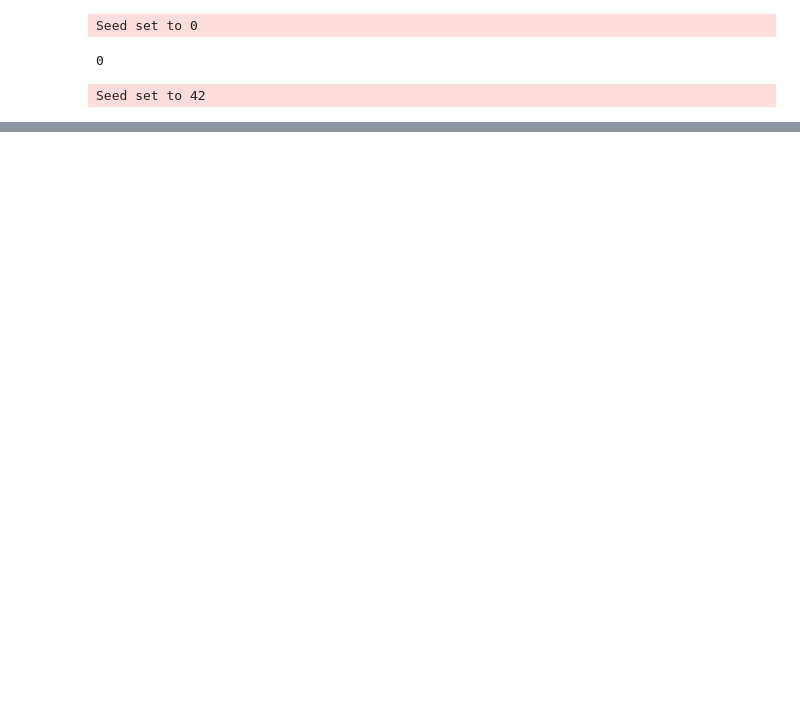
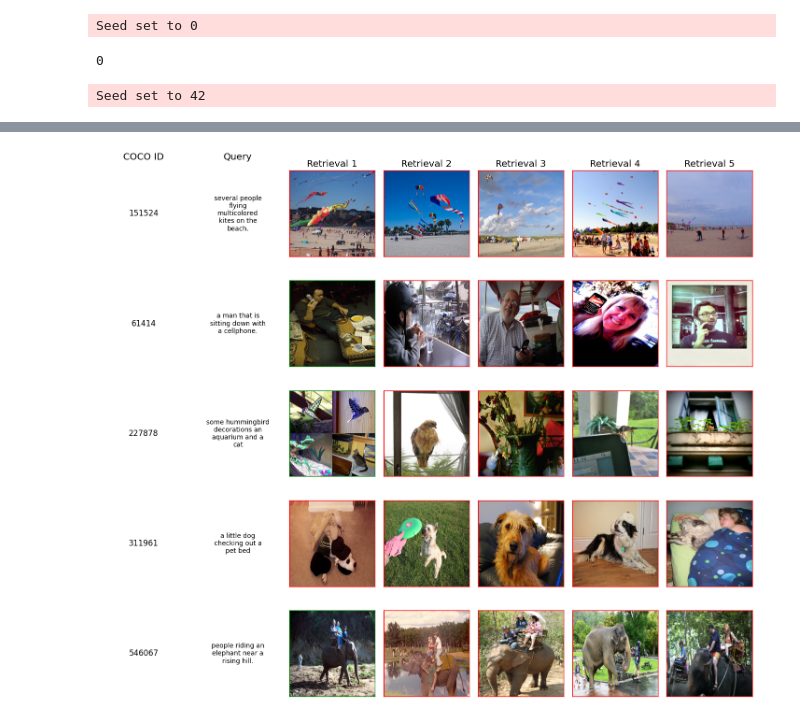
Before and after one commit to TimCares/MasterThesis, a Jupyter notebook: src/visualizations/visualize_retrieval.ipynb, the cells around one changed output, grey strips where cells are left out. Cells and saved outputs as stored; diff of their text form; code cells hidden in the pictures; blank space fills up the shorter version.

```diff
--- a/src/visualizations/visualize_retrieval.ipynb
+++ b/src/visualizations/visualize_retrieval.ipynb
@@ -128,7 +144,7 @@ def plot_text_retrievals(n_queries, n_retrievals, scores, images, text, iids, ti
 # %%
 def plot_image_retrievals(n_queries, n_retrievals, scores, images, text, iids, tiids):
     num_cols = n_retrievals+2
-    num_rows = len(n_queries)
+    num_rows = n_queries
 
     scores = scores.t()
 
@@ -146,32 +162,33 @@ def plot_image_retrievals(n_queries, n_retrievals, scores, images, text, iids, t
         retrieved_samples.append(images[idx])
         retrieval_coco_ids.append(iids[idx])
 
-    _, axes = plt.subplots(num_rows, num_cols, figsize=(18, 3*num_rows))
+    fig, axes = plt.subplots(num_rows, num_cols, figsize=(18, 3*num_rows))
 
     axes[0, 0].set_title("COCO ID")
     axes[0, 1].set_title("Query")
-    for j in range(2, num_cols):
-        axes[0, j].set_title(f"Retrieval {j+1}")
+    for r_idx, j in enumerate(range(2, num_cols), start=1):
+        axes[0, j].set_title(f"Retrieval {r_idx}")
 
     query_samples = tokenizer.batch_decode(query_samples, skip_special_tokens=True)
-    for i, idx, sample in enumerate(zip(query_coco_ids, query_samples)):
+    for i, (idx, sample) in enumerate(zip(query_coco_ids, query_samples)):
         axes[i, 0].text(0.5, 0.5, idx.item(), ha='center', va='center', fontsize=12)
         axes[i, 0].axis('off')
-        axes[i, 1].text(0.5, 0.5, sample, ha='center', va='center', fontsize=10)
+        wrapped_text = fit_text(figure=fig, axes=axes[i, 1], text=sample)
+        axes[i, 1].text(0.5, 0.5, wrapped_text, ha='center', va='center', fontsize=10)
         axes[i, 1].axis('off')
 
-    for i, indices, samples in enumerate(zip(retrieval_coco_ids, retrieved_samples)):
+    for i, (indices, samples) in enumerate(zip(retrieval_coco_ids, retrieved_samples)):
         for j in range(n_retrievals):
-            axes[i, j].imshow(samples[j].permute(1, 2, 0))
-            axes[i, j].axis('off')
+            axes[i, j+2].imshow(samples[j].permute(1, 2, 0))
+            disable_ticks(axes[i, j+2])
 
             if indices[j].item() == query_coco_ids[i].item():
                 color = 'green'
             else:
                 color = 'red'
-            for spine in axes[i, j].spines.values():
+            for spine in axes[i, j+2].spines.values():
                 spine.set_edgecolor(color)
-                spine.set_linewidth(2)
+                spine.set_linewidth(1)
 
 
     plt.subplots_adjust(wspace=0.1, hspace=0.1)
@@ -183,3 +197,6 @@ MODEL_NAME = ""
+# %%
+MODEL_PATH = "/workspace/models/SHRe/model-89271-1.1397-train.ckpt"
+MODEL_NAME = "SHRe"
 # %%
 coco_dm_kwargs = {
     'data_path': '/workspace',
@@ -244,0 +290,4 @@ iids_ = tiids_ = torch.arange(selected_images.shape[0])
+# %%
+plot_image_retrievals(5, 5, scores, images, texts, iids, tiids)
+# %% [output]
+[figure, added]
```
Also changed, not shown: parts of 13 cells of this notebook, 1 other file.
